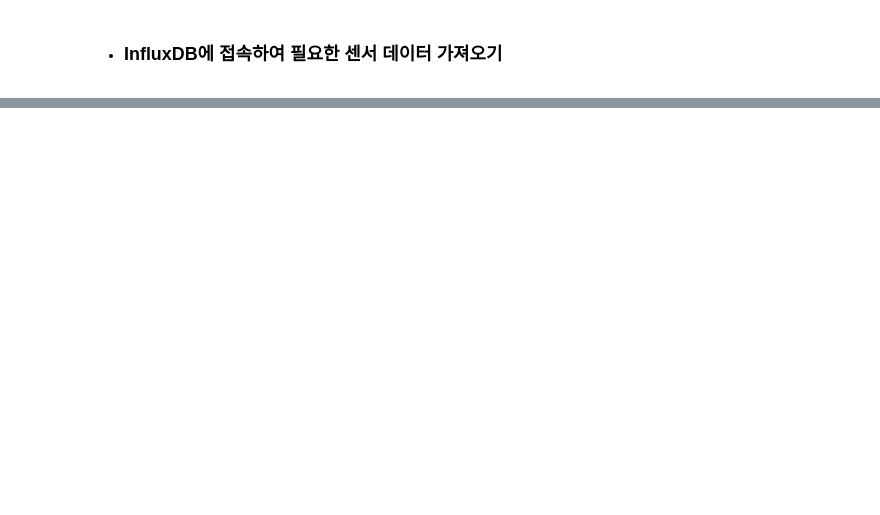
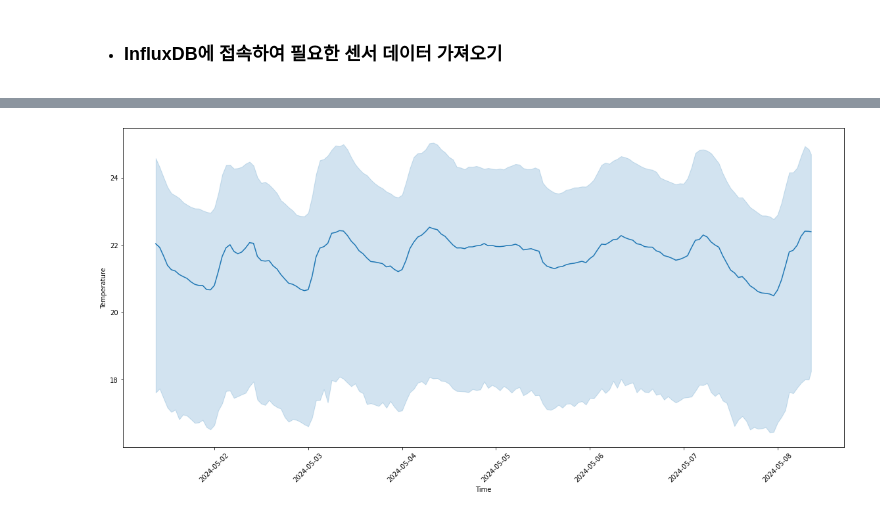
Before and after one commit to nhnacademy-aiot1-team3/ai-service, a Jupyter notebook: data_analysis.ipynb, the cells around one changed output, grey strips where cells are left out. Cells and saved outputs as stored; diff of their text form; code cells hidden in the pictures; blank space fills up the shorter version.

```diff
--- a/data_analysis.ipynb
+++ b/data_analysis.ipynb
@@ -38,13 +101,13 @@ DB_BUCKET = os.getenv('DB_BUCKET')
 # %%
 # 온도 데이터 가져오기
-def query_sensor_data(self, branch):
-    query_api = self.client.query_api()
+def query_sensor_data(client, bucket, branch, sensor_type):
+    query_api = client.query_api()
 
-    query = f'from(bucket: "{self.bucket}")\
-        |> range(start: -3d)\
+    query = f'from(bucket: "{bucket}")\
+        |> range(start: -7d)\
         |> filter(fn: (r) => r.branch == "{branch}")\
-        |> filter(fn: (r) => r["endpoint"] == "{self.sensor_type}")\
-        |> aggregateWindow(every: 1m, fn: mean, createEmpty: false)\
+        |> filter(fn: (r) => r["endpoint"] == "{sensor_type}")\
+        |> aggregateWindow(every: 1h, fn: mean, createEmpty: false)\
         |> yield(name: "sensor_value")'
 
     print("Query: ",query)
@@ -73,0 +134,13 @@ curl -X POST 'http://127.0.0.1:5000/predict/temp' -d '{"dates":["2024-05-09 00:0
+# %%
+# 환경 변수 선언
+client = InfluxDBClient(url=DB_URL, token=DB_TOKEN, org=DB_ORG, timeout=30_000)
+bucket = DB_BUCKET
+branch = 'gyeongnam'
+# %%
+# 온도 데이터셋 준비
+raw_df_temp = query_sensor_data(client, bucket, branch, 'temperature')
+
+# 에너지 데이터셋 준비
+raw_df_energy = query_energy(client, bucket, branch, 'electrical_energy')
+
+client.close()
@@ -73,0 +250,10 @@ curl -X POST 'http://127.0.0.1:5000/predict/temp' -d '{"dates":["2024-05-09 00:0
+# %%
+plt.figure(figsize=(16,8))
+sns.lineplot(x='_time',y='_value',data=raw_df_temp, palette='Set1')
+plt.xlabel('Time')
+plt.ylabel('Temperature')
+plt.xticks(rotation=45)
+plt.tight_layout()
+plt.show()
+# %% [output]
+[figure, added]
```
Also changed, not shown: parts of 24 cells of this notebook, 4 other files.
